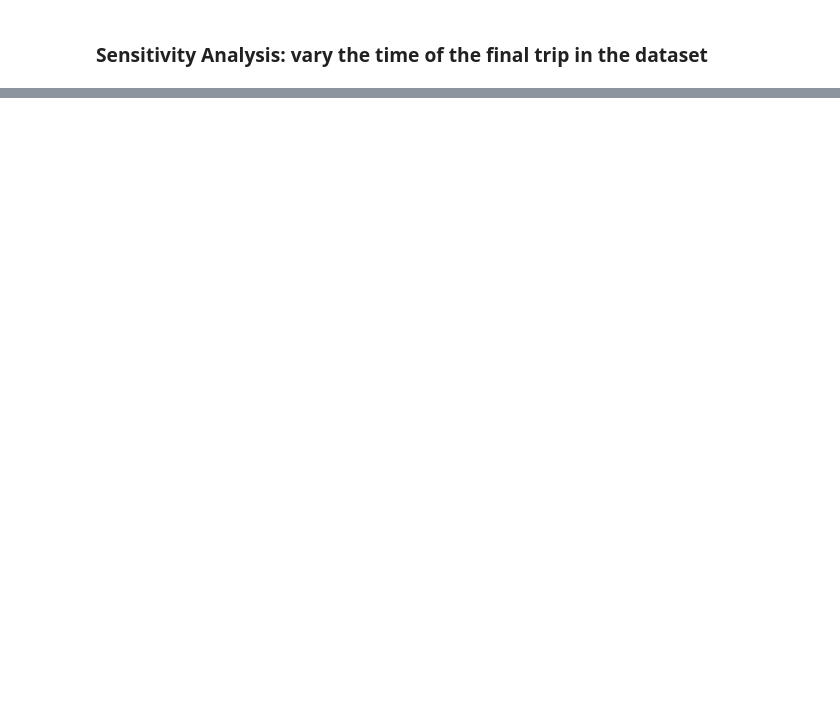
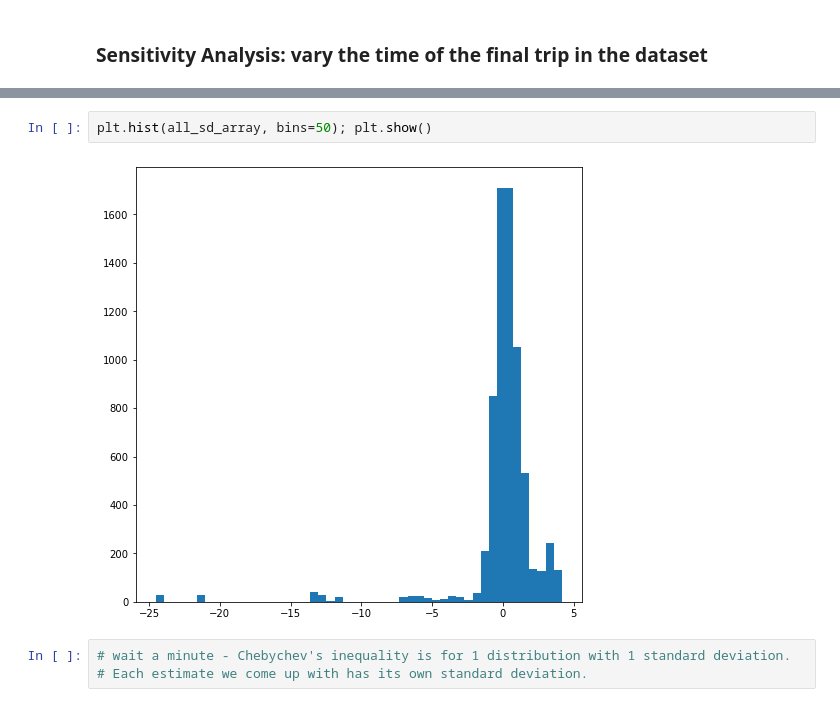
Before and after one commit to e-mission/e-mission-eval-private-data, a Jupyter notebook: Error_bars/EC_over_time_sensitivity_analysis.ipynb, the cells around one changed output, grey strips where cells are left out. Drawn from its saved outputs; the diff is of its cells as text; blank space fills up the shorter version.

```diff
--- a/Error_bars/EC_over_time_sensitivity_analysis.ipynb
+++ b/Error_bars/EC_over_time_sensitivity_analysis.ipynb
@@ -162,0 +280,7 @@ plot_cumulative_EC("pc", pc_expected, pc_user_labeled, pc_sensed_sd, pc_user_sd,
+# %%
+plt.hist(all_sd_array, bins=50); plt.show()
+# %% [output]
+[figure, added]
+# %%
+# wait a minute - Chebychev's inequality is for 1 distribution with 1 standard deviation.
+# Each estimate we come up with has its own standard deviation.
```
Also changed, not shown: parts of 28 cells of this notebook, 21 other files.
